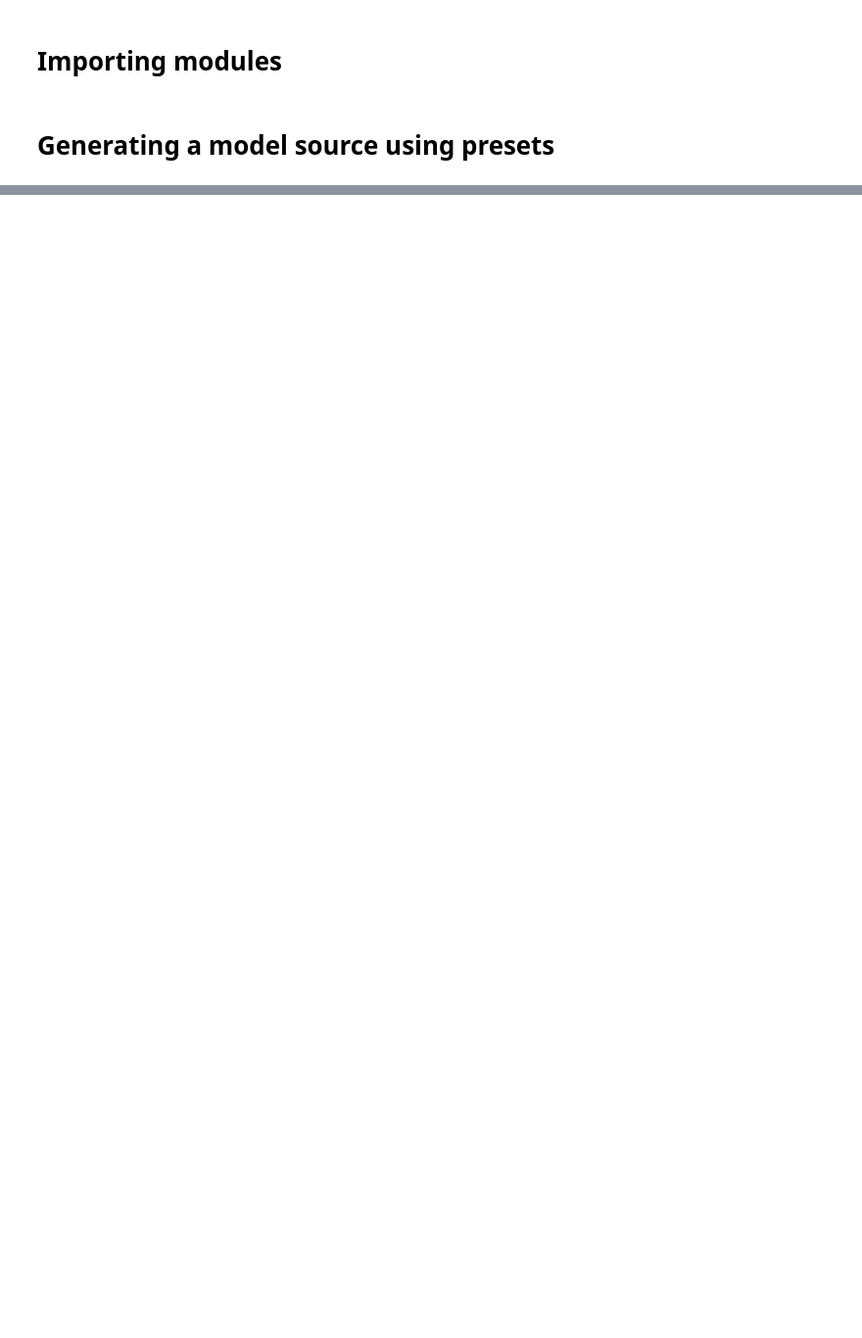
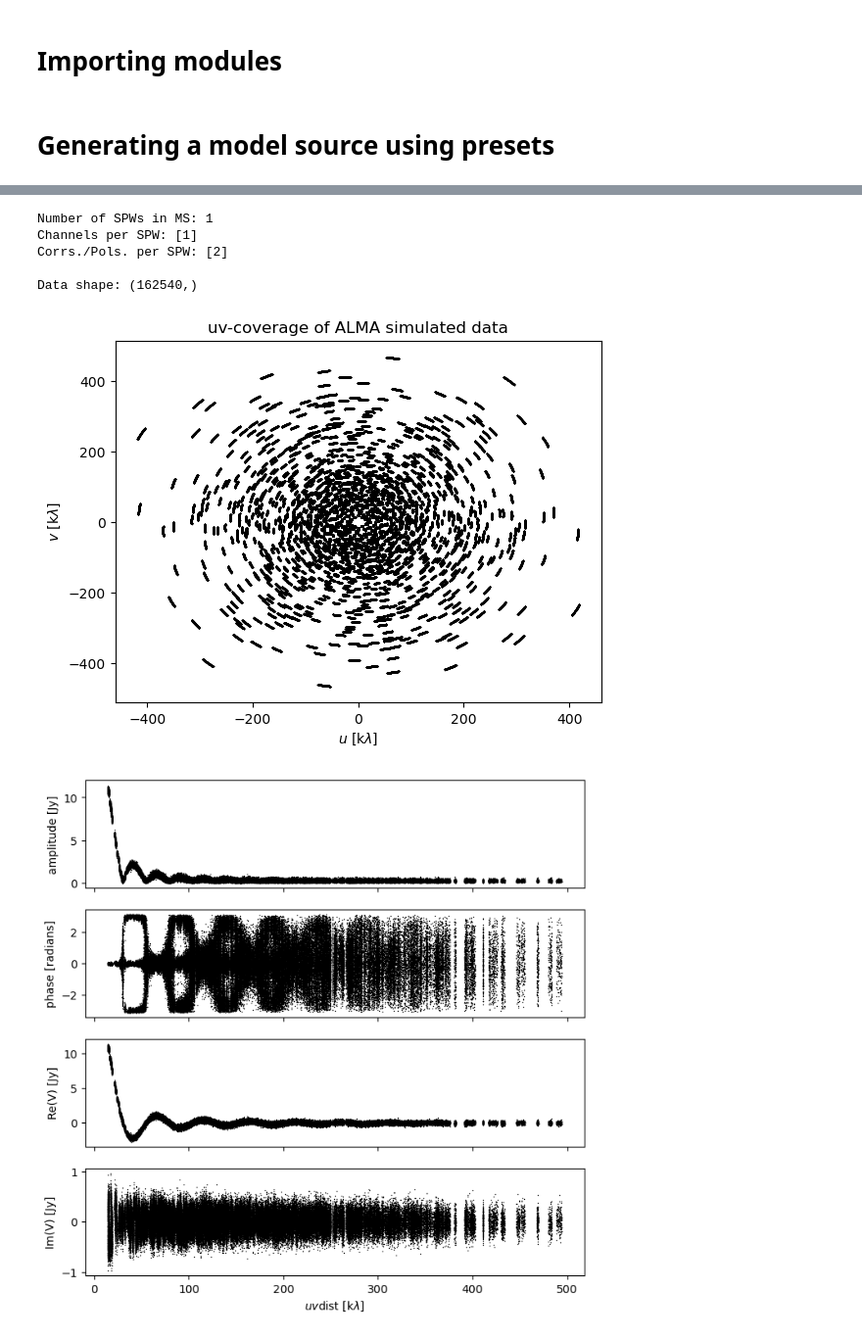
Before and after one commit to ramlalunni/sim_rml, a Jupyter notebook: tests.ipynb, the cells around one changed output, grey strips where cells are left out. Shown at 98% size. Drawn from its saved outputs; the diff is of its cells as text; code cells hidden in the pictures; blank space fills up the shorter version.

```diff
--- a/tests.ipynb
+++ b/tests.ipynb
@@ -41,0 +86,13 @@ factory.generate_and_save("point_sources", factory.point_sources(source_list=[(0
+# %%
+ms_path = "trial_flat_disk/trial_flat_disk.alma.cycle5.3.noisy.ms"
+npz_file = "trial_flat_disk.npz"
+
+_ = extract_MS_data(ms_path=ms_path, npz_file=npz_file, make_visibility_plots=True)
+# %% [output]
+Number of SPWs in MS: 1
+Channels per SPW: [1]
+Corrs./Pols. per SPW: [2]
+
+Data shape: (162540,)
+[figure, added]
+[figure, added]
```
Also changed, not shown: parts of 7 cells of this notebook.
